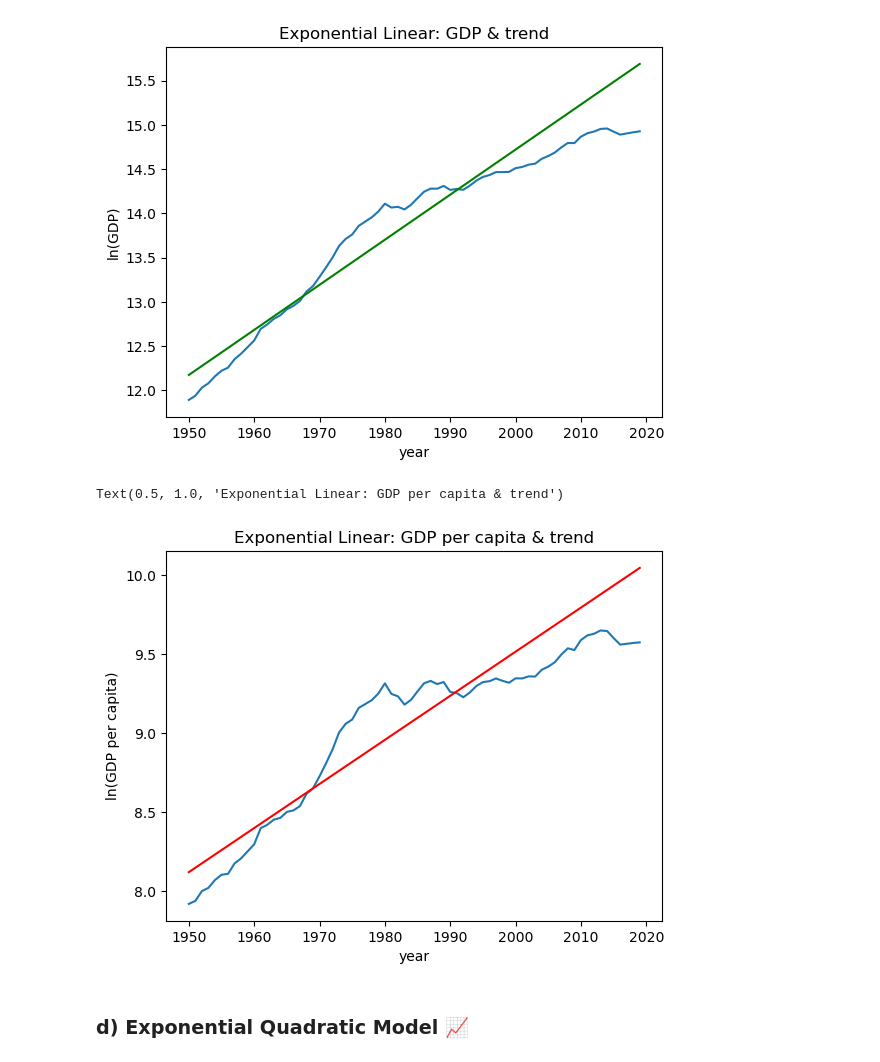
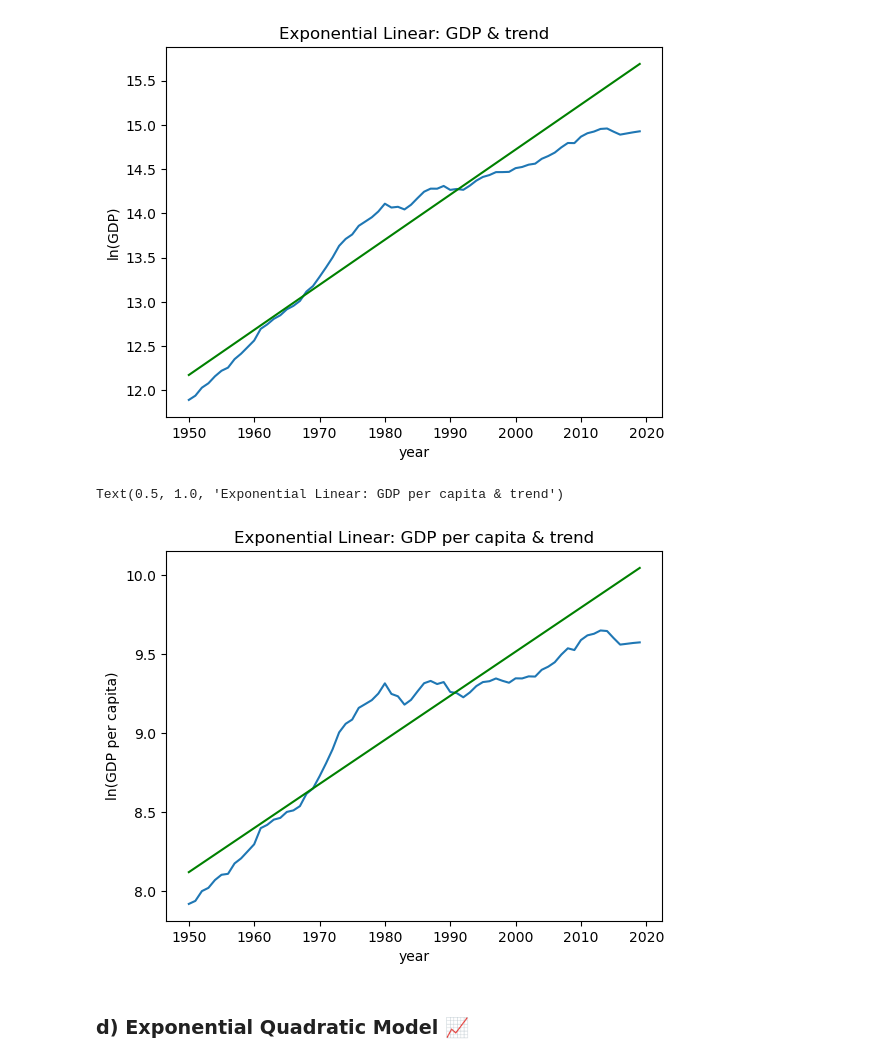
Before and after one commit to Jessie-Fung/ec2b1-brazil, a Jupyter notebook: code/code.ipynb, the cells around one changed output. Drawn from its saved outputs; the diff is of its cells as text; code cells hidden in the pictures.

```diff
--- a/code/code.ipynb
+++ b/code/code.ipynb
@@ -96,18 +90,18 @@ Text(0.5, 1.0, 'Additive Linear: GDP & trend')
 a_add_linpc, b_add_linpc = get_regression_coefs(Ypc, x1, x2)
 
 # Initialise predicted values yhat
-Ypchat_add_linpc = np.empty(T_all)
+Yhat_add_linpc = np.empty(T)
 
 # Create loop to compute trend for all years
-for t in range(T_all):
-    Ypchat_add_linpc[t] = a_add_linpc + b_add_linpc * (t + 1) # recall that Python indexing starts at 0
+for t in range(T):
+    Yhat_add_linpc[t] = a_add_linpc + b_add_linpc * (t + 1) # recall that Python indexing starts at 0
 
 # Let us convert into log-units
-ypchat_add_linpc = np.log(Ypchat_add_linpc)
+yhat_add_linpc = np.log(Yhat_add_linpc)
 
 plt.figure()
 plt.plot(data['year'],np.log(data['rgdpna_pc']))
-plt.plot(data['year'],ypchat_add_linpc, color = 'red')
+plt.plot(data['year'],yhat_add_linpc, color = 'red')
 
 #labels
 plt.xlabel("year")
@@ -139,10 +133,10 @@ Having computed the coefficients, we can now evaluate the trend for the entire t
 also for years later than those used in the regression.
 # %%
 # Initialise predicted values Yhat
-Yhat_add_quad = np.empty(T_all)
+Yhat_add_quad = np.empty(T)
 
 # Create loop to compute trend for all years
-for t in range(T_all):
+for t in range(T):
     Yhat_add_quad[t] = a_add_quad + b_add_quad * (t + 1) + c_add_quad * (t+1)**2 # recall that Python indexing starts at 0
 
 # Let us convert into log-units
@@ -169,18 +163,18 @@ Text(0.5, 1.0, 'Additive Quadratic: ln(GDP) & trend')
 a_add_quadpc, b_add_quadpc, c_add_quadpc = get_regression_coefs(Ypc, x1, x2, x3)
 
 # Initialise predicted values yhat
-Ypchat_add_quadpc = np.empty(T_all)
+Yhat_add_quadpc = np.empty(T)
 
 # Create loop to compute trend for all years
-for t in range(T_all):
-    Ypchat_add_quadpc[t] = a_add_quadpc + b_add_quadpc * (t + 1) + c_add_quadpc * (t + 1)**2 # recall that Python indexing starts at 0
+for t in range(T):
+    Yhat_add_quadpc[t] = a_add_quadpc + b_add_quadpc * (t + 1) + c_add_quadpc * (t + 1)**2 # recall that Python indexing starts at 0
 
 # Let us convert into log-units
-ypchat_add_quadpc = np.log(Ypchat_add_quadpc)
+yhat_add_quadpc = np.log(Yhat_add_quadpc)
 
 plt.figure()
 plt.plot(data['year'],np.log(data['rgdpna_pc']))
-plt.plot(data['year'],ypchat_add_quadpc, color = 'orange')
+plt.plot(data['year'],yhat_add_quadpc, color = 'orange')
 
 #labels
 plt.xlabel("year")
@@ -210,10 +204,10 @@ Having computed the coefficients, we can now evaluate the trend for the entire t
 also for years later than those used in the regression.
 # %%
 # Initialise predicted values Yhat
-yhat_exp_lin = np.empty(T_all)
+yhat_exp_lin = np.empty(T)
 
 # Create loop to compute trend for all years
-for t in range(T_all):
+for t in range(T):
     yhat_exp_lin[t] = a_exp_lin + b_exp_lin * (t + 1) # recall that Python indexing starts at 0
 
 # no need to convert into log-units, since yhat is log GDP per capita
@@ -238,28 +230,28 @@ Text(0.5, 1.0, 'Exponential Linear: GDP & trend')
 # %%
 a_exp_linpc, b_exp_linpc = get_regression_coefs(ypc, x1, x2)
 
 # Initialise predicted values yhat
-ypchat_exp_linpc = np.empty(T_all)
+yhat_exp_linpc = np.empty(T)
 
 # Create loop to compute trend for all years
-for t in range(T_all):
-    ypchat_exp_linpc[t] = a_exp_linpc + b_exp_linpc * (t + 1) # recall that Python indexing starts at 0
+for t in range(T):
+    yhat_exp_linpc[t] = a_exp_linpc + b_exp_linpc * (t + 1) # recall that Python indexing starts at 0
 
 # No need to convert to log units
 
 plt.figure()
 plt.plot(data['year'],np.log(data['rgdpna_pc']))
-plt.plot(data['year'],ypchat_exp_linpc, color = 'red')
+plt.plot(data['year'],yhat_exp_linpc, color = 'green')
 
 #labels
 plt.xlabel("year")
 plt.ylabel("ln(GDP per capita)")
 
 #title
 plt.title("Exponential Linear: GDP per capita & trend")
 # %% [output]
 Text(0.5, 1.0, 'Exponential Linear: GDP per capita & trend')
-[figure, old version]
+[figure, new version]
 # %% [markdown]
 ### d) Exponential Quadratic Model 📈
 # %%
```
Also changed, not shown: parts of 7 cells of this notebook.
